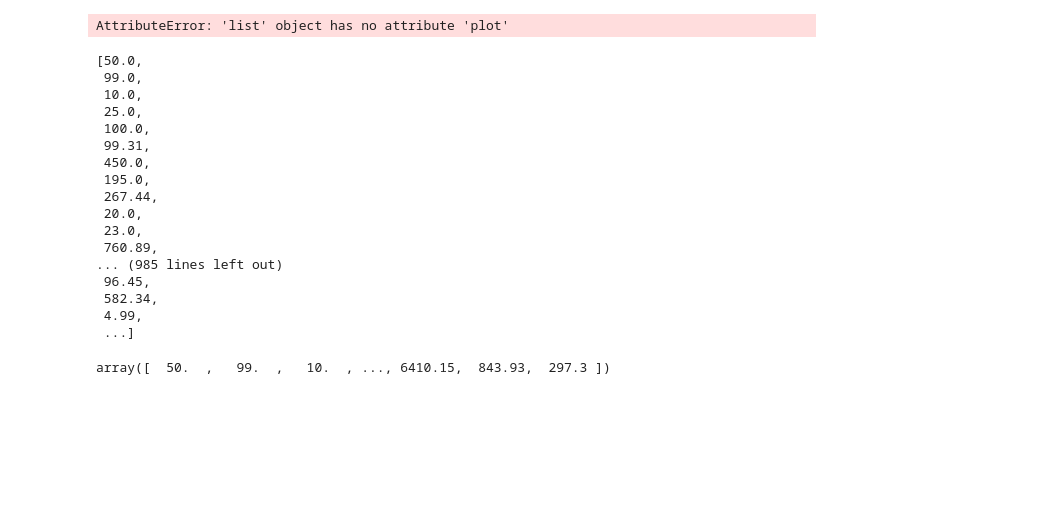
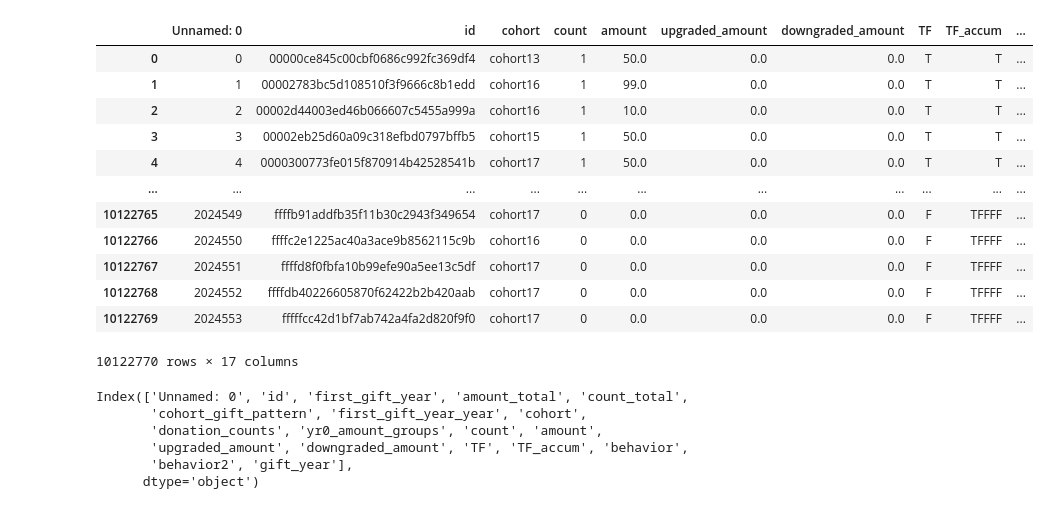
Before and after one commit to erinmarieanderson/donations_part_II, a Jupyter notebook: notebooks/19_amount_frequencies.ipynb, the cells around one changed output. Saved outputs shown, nothing was run; the diff lists cells and outputs as text; code cells hidden in the pictures; blank space fills up the shorter version.

```diff
--- a/notebooks/19_amount_frequencies.ipynb
+++ b/notebooks/19_amount_frequencies.ipynb
@@ -178,5 +329,0 @@ plt.plot(donations1.amount_yr0, donations1.cohort_1_second_year, 'o');
-# %%
-ax=.plot(donations1.amount_yr0, donations1.cohort_1_second_year, 'o');
-ax.set_yscale('log')
-# %% [output]
-AttributeError: 'list' object has no attribute 'plot'
@@ -185,24 +330,18 @@ arr = donations["amount_yr0"].unique().tolist()
-# %%
-arr
-# %% [output]
-[50.0,
- 99.0,
- 10.0,
- 25.0,
- 100.0,
- 99.31,
- 450.0,
- 195.0,
- 267.44,
- 20.0,
- 23.0,
- 760.89,
-... (985 lines left out)
- 96.45,
- 582.34,
- 4.99,
- ...]
-# %%
-amountyr0=pd.DataFrame({})
-# %% [output]
-array([  50.  ,   99.  ,   10.  , ..., 6410.15,  843.93,  297.3 ])
+# %%
+donations_cohort_years=pd.read_csv('donations_cohort_years.csv', low_memory=False)
+# %%
+donations_cohort_years
+# %% [output]
+|  | Unnamed: 0 | id | cohort | count | amount | upgraded_amount | downgraded_amount | TF | TF_accum | ... |
+| 0 | 0 | 00000ce845c00cbf0686c992fc369df4 | cohort13 | 1 | 50.0 | 0.0 | 0.0 | T | T | ... |
+| 1 | 1 | 00002783bc5d108510f3f9666c8b1edd | cohort16 | 1 | 99.0 | 0.0 | 0.0 | T | T | ... |
+| 2 | 2 | 00002d44003ed46b066607c5455a999a | cohort16 | 1 | 10.0 | 0.0 | 0.0 | T | T | ... |
+| 3 | 3 | 00002eb25d60a09c318efbd0797bffb5 | cohort15 | 1 | 50.0 | 0.0 | 0.0 | T | T | ... |
+| 4 | 4 | 0000300773fe015f870914b42528541b | cohort17 | 1 | 50.0 | 0.0 | 0.0 | T | T | ... |
+| ... | ... | ... | ... | ... | ... | ... | ... | ... | ... | ... |
+| 10122765 | 2024549 | ffffb91addfb35f11b30c2943f349654 | cohort17 | 0 | 0.0 | 0.0 | 0.0 | F | TFFFF | ... |
+| 10122766 | 2024550 | ffffc2e1225ac40a3ace9b8562115c9b | cohort16 | 0 | 0.0 | 0.0 | 0.0 | F | TFFFF | ... |
+| 10122767 | 2024551 | ffffd8f0fbfa10b99efe90a5ee13c5df | cohort17 | 0 | 0.0 | 0.0 | 0.0 | F | TFFFF | ... |
+| 10122768 | 2024552 | ffffdb40226605870f62422b2b420aab | cohort17 | 0 | 0.0 | 0.0 | 0.0 | F | TFFFF | ... |
+| 10122769 | 2024553 | fffffcc42d1bf7ab742a4fa2d820f9f0 | cohort17 | 0 | 0.0 | 0.0 | 0.0 | F | TFFFF | ... |
+10122770 rows × 17 columns
@@ -208,0 +350,9 @@ array([  50.  ,   99.  ,   10.  , ..., 6410.15,  843.93,  297.3 ])
+# %%
+donations_long.columns
+# %% [output]
+Index(['Unnamed: 0', 'id', 'first_gift_year', 'amount_total', 'count_total',
+       'cohort_gift_pattern', 'first_gift_year_year', 'cohort',
+       'donation_counts', 'yr0_amount_groups', 'count', 'amount',
+       'upgraded_amount', 'downgraded_amount', 'TF', 'TF_accum', 'behavior',
+       'behavior2', 'gift_year'],
+      dtype='object')
```
Also changed, not shown: parts of 66 cells of this notebook.
